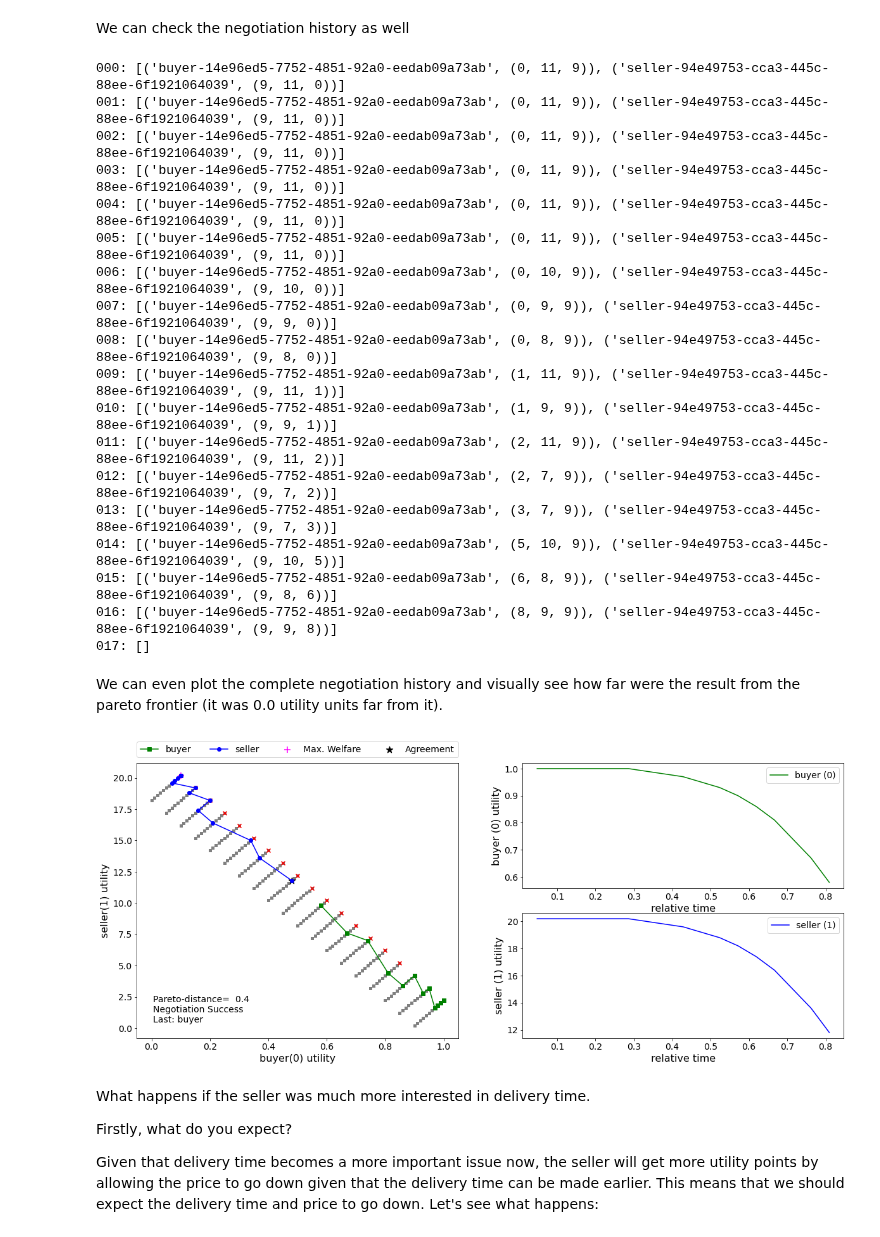
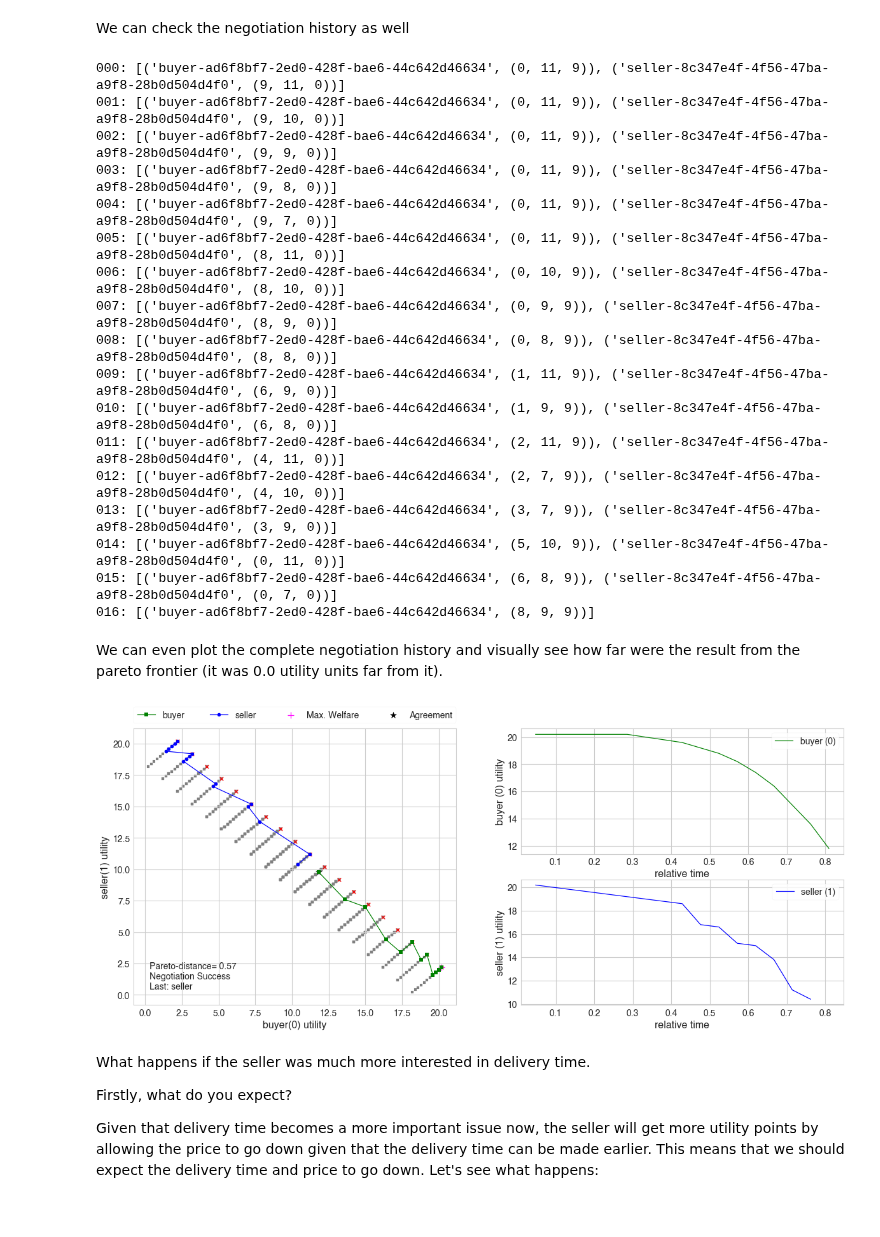
Before and after one commit to yasserfarouk/negmas, a Jupyter notebook: docs/tutorials/notebooks/01.running_simple_negotiation.ipynb, the cells around one changed output. Saved outputs shown, nothing was run; the diff lists cells and outputs as text; code cells hidden in the pictures.

```diff
--- a/docs/tutorials/notebooks/01.running_simple_negotiation.ipynb
+++ b/docs/tutorials/notebooks/01.running_simple_negotiation.ipynb
@@ -99,8 +99,9 @@ Assume we have a buyer and a seller who are negotiating about a business transac
 
 This can be modeled in the following negotiation:
 # %%
-from negmas import make_issue, SAOMechanism, AspirationNegotiator, normalize
+from negmas import make_issue, SAOMechanism, NaiveTitForTatNegotiator, AspirationNegotiator
 from negmas.preferences import LinearAdditiveUtilityFunction as LUFun
+from negmas.preferences.value_fun import LinearFun, IdentityFun, AffineFun
 
 # create negotiation agenda (issues)
 issues = [
@@ -115,26 +116,25 @@ session = SAOMechanism(issues=issues, n_steps=20)
 # define buyer and seller utilities
 seller_utility =  LUFun(
         values=[
-            lambda x: x,
-            lambda x: 0.2 * x,
-            lambda x: 9.0 - x
+            IdentityFun(),
+            LinearFun(0.2),
+            AffineFun(-1, bias=9.0)
         ],
+        outcome_space=session.outcome_space
     )
 
-buyer_utility = normalize(
-    LUFun(
+buyer_utility = LUFun(
         values={
-            'price': lambda x: 9.0 - x,
-            'quantity': lambda x: 0.2 * x,
-            'delivery_time': lambda x: x
+            'price': AffineFun(-1, bias=9.0),
+            'quantity': LinearFun(0.2),
+            'delivery_time': IdentityFun()
         },
-    ),
-    outcomes=session.outcomes,
-)
+        outcome_space=session.outcome_space
+    )
 
 # create and add buyer and seller negotiators
-session.add(AspirationNegotiator(name='buyer'), ufun=buyer_utility)
-session.add(AspirationNegotiator(name='seller'), ufun=seller_utility)
+session.add(AspirationNegotiator(name='buyer'), preferences=buyer_utility)
+session.add(NaiveTitForTatNegotiator(name='seller'), ufun=seller_utility)
 
 # run the negotiation and show the results
 pprint(vars(session.run()))
@@ -167,30 +167,29 @@ We can check the negotiation history as well
 for i, _ in enumerate(session.history):
     print(f'{i:03}: {_.new_offers}')
 # %% [output]
-000: [('buyer-14e96ed5-7752-4851-92a0-eedab09a73ab', (0, 11, 9)), ('seller-94e49753-cca3-445c-88ee-6f1921064039', (9, 11, 0))]
-001: [('buyer-14e96ed5-7752-4851-92a0-eedab09a73ab', (0, 11, 9)), ('seller-94e49753-cca3-445c-88ee-6f1921064039', (9, 11, 0))]
-002: [('buyer-14e96ed5-7752-4851-92a0-eedab09a73ab', (0, 11, 9)), ('seller-94e49753-cca3-445c-88ee-6f1921064039', (9, 11, 0))]
-003: [('buyer-14e96ed5-7752-4851-92a0-eedab09a73ab', (0, 11, 9)), ('seller-94e49753-cca3-445c-88ee-6f1921064039', (9, 11, 0))]
-004: [('buyer-14e96ed5-7752-4851-92a0-eedab09a73ab', (0, 11, 9)), ('seller-94e49753-cca3-445c-88ee-6f1921064039', (9, 11, 0))]
-005: [('buyer-14e96ed5-7752-4851-92a0-eedab09a73ab', (0, 11, 9)), ('seller-94e49753-cca3-445c-88ee-6f1921064039', (9, 11, 0))]
-006: [('buyer-14e96ed5-7752-4851-92a0-eedab09a73ab', (0, 10, 9)), ('seller-94e49753-cca3-445c-88ee-6f1921064039', (9, 10, 0))]
-007: [('buyer-14e96ed5-7752-4851-92a0-eedab09a73ab', (0, 9, 9)), ('seller-94e49753-cca3-445c-88ee-6f1921064039', (9, 9, 0))]
-008: [('buyer-14e96ed5-7752-4851-92a0-eedab09a73ab', (0, 8, 9)), ('seller-94e49753-cca3-445c-88ee-6f1921064039', (9, 8, 0))]
-009: [('buyer-14e96ed5-7752-4851-92a0-eedab09a73ab', (1, 11, 9)), ('seller-94e49753-cca3-445c-88ee-6f1921064039', (9, 11, 1))]
-010: [('buyer-14e96ed5-7752-4851-92a0-eedab09a73ab', (1, 9, 9)), ('seller-94e49753-cca3-445c-88ee-6f1921064039', (9, 9, 1))]
-011: [('buyer-14e96ed5-7752-4851-92a0-eedab09a73ab', (2, 11, 9)), ('seller-94e49753-cca3-445c-88ee-6f1921064039', (9, 11, 2))]
-012: [('buyer-14e96ed5-7752-4851-92a0-eedab09a73ab', (2, 7, 9)), ('seller-94e49753-cca3-445c-88ee-6f1921064039', (9, 7, 2))]
-013: [('buyer-14e96ed5-7752-4851-92a0-eedab09a73ab', (3, 7, 9)), ('seller-94e49753-cca3-445c-88ee-6f1921064039', (9, 7, 3))]
-014: [('buyer-14e96ed5-7752-4851-92a0-eedab09a73ab', (5, 10, 9)), ('seller-94e49753-cca3-445c-88ee-6f1921064039', (9, 10, 5))]
-015: [('buyer-14e96ed5-7752-4851-92a0-eedab09a73ab', (6, 8, 9)), ('seller-94e49753-cca3-445c-88ee-6f1921064039', (9, 8, 6))]
-016: [('buyer-14e96ed5-7752-4851-92a0-eedab09a73ab', (8, 9, 9)), ('seller-94e49753-cca3-445c-88ee-6f1921064039', (9, 9, 8))]
-017: []
+000: [('buyer-ad6f8bf7-2ed0-428f-bae6-44c642d46634', (0, 11, 9)), ('seller-8c347e4f-4f56-47ba-a9f8-28b0d504d4f0', (9, 11, 0))]
+001: [('buyer-ad6f8bf7-2ed0-428f-bae6-44c642d46634', (0, 11, 9)), ('seller-8c347e4f-4f56-47ba-a9f8-28b0d504d4f0', (9, 10, 0))]
+002: [('buyer-ad6f8bf7-2ed0-428f-bae6-44c642d46634', (0, 11, 9)), ('seller-8c347e4f-4f56-47ba-a9f8-28b0d504d4f0', (9, 9, 0))]
+003: [('buyer-ad6f8bf7-2ed0-428f-bae6-44c642d46634', (0, 11, 9)), ('seller-8c347e4f-4f56-47ba-a9f8-28b0d504d4f0', (9, 8, 0))]
+004: [('buyer-ad6f8bf7-2ed0-428f-bae6-44c642d46634', (0, 11, 9)), ('seller-8c347e4f-4f56-47ba-a9f8-28b0d504d4f0', (9, 7, 0))]
+005: [('buyer-ad6f8bf7-2ed0-428f-bae6-44c642d46634', (0, 11, 9)), ('seller-8c347e4f-4f56-47ba-a9f8-28b0d504d4f0', (8, 11, 0))]
+006: [('buyer-ad6f8bf7-2ed0-428f-bae6-44c642d46634', (0, 10, 9)), ('seller-8c347e4f-4f56-47ba-a9f8-28b0d504d4f0', (8, 10, 0))]
+007: [('buyer-ad6f8bf7-2ed0-428f-bae6-44c642d46634', (0, 9, 9)), ('seller-8c347e4f-4f56-47ba-a9f8-28b0d504d4f0', (8, 9, 0))]
+008: [('buyer-ad6f8bf7-2ed0-428f-bae6-44c642d46634', (0, 8, 9)), ('seller-8c347e4f-4f56-47ba-a9f8-28b0d504d4f0', (8, 8, 0))]
+009: [('buyer-ad6f8bf7-2ed0-428f-bae6-44c642d46634', (1, 11, 9)), ('seller-8c347e4f-4f56-47ba-a9f8-28b0d504d4f0', (6, 9, 0))]
+010: [('buyer-ad6f8bf7-2ed0-428f-bae6-44c642d46634', (1, 9, 9)), ('seller-8c347e4f-4f56-47ba-a9f8-28b0d504d4f0', (6, 8, 0))]
+011: [('buyer-ad6f8bf7-2ed0-428f-bae6-44c642d46634', (2, 11, 9)), ('seller-8c347e4f-4f56-47ba-a9f8-28b0d504d4f0', (4, 11, 0))]
+012: [('buyer-ad6f8bf7-2ed0-428f-bae6-44c642d46634', (2, 7, 9)), ('seller-8c347e4f-4f56-47ba-a9f8-28b0d504d4f0', (4, 10, 0))]
+013: [('buyer-ad6f8bf7-2ed0-428f-bae6-44c642d46634', (3, 7, 9)), ('seller-8c347e4f-4f56-47ba-a9f8-28b0d504d4f0', (3, 9, 0))]
+014: [('buyer-ad6f8bf7-2ed0-428f-bae6-44c642d46634', (5, 10, 9)), ('seller-8c347e4f-4f56-47ba-a9f8-28b0d504d4f0', (0, 11, 0))]
+015: [('buyer-ad6f8bf7-2ed0-428f-bae6-44c642d46634', (6, 8, 9)), ('seller-8c347e4f-4f56-47ba-a9f8-28b0d504d4f0', (0, 7, 0))]
+016: [('buyer-ad6f8bf7-2ed0-428f-bae6-44c642d46634', (8, 9, 9))]
 # %% [markdown]
 We can even plot the complete negotiation history and visually see how far were the result from the pareto frontier (it was 0.0 utility units far from it).
 # %%
-session.plot(plot_outcomes=False)
+session.plot()
 # %% [output]
-[figure, old version]
+[figure, new version]
 # %% [markdown]
 What happens if the seller was much more interested in delivery time.
 
```
Also changed, not shown: parts of 10 cells of this notebook, 41 other files.
